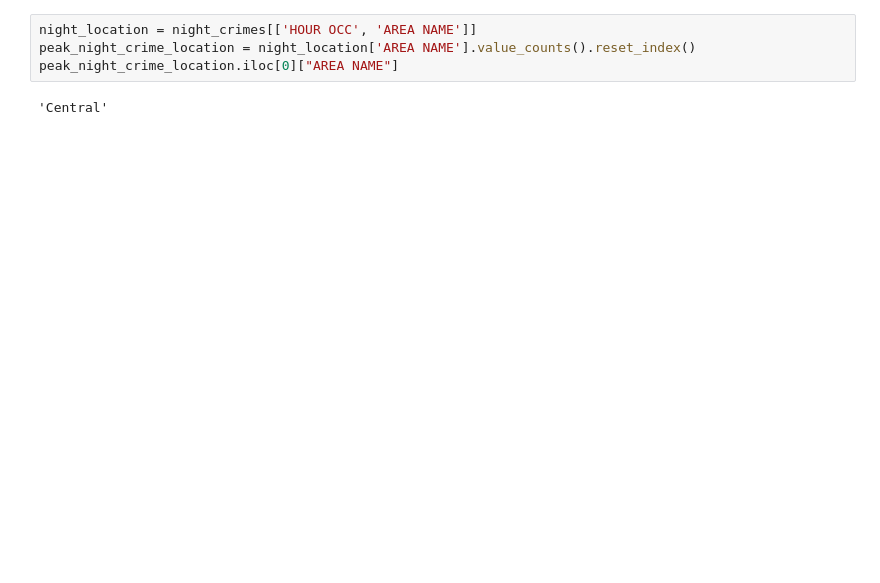
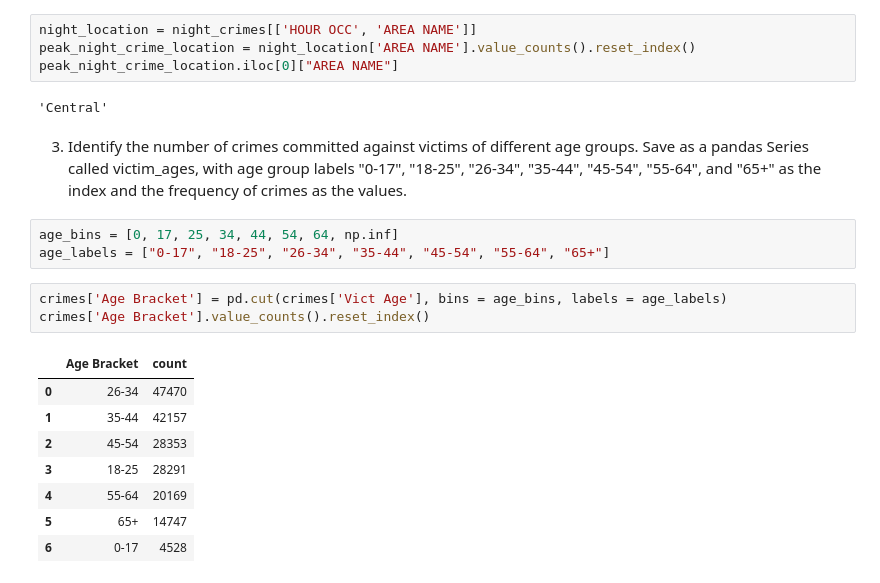
Before and after one commit to Emigbanam/PythonData-Science-Practice-Repository, a Jupyter notebook: crimes.ipynb, the cells around one changed output. Cells and saved outputs as stored; diff of their text form; blank space fills up the shorter version.

```diff
--- a/crimes.ipynb
+++ b/crimes.ipynb
@@ -69,3 +69,20 @@ peak_night_crime_location = night_location['AREA NAME'].value_counts().reset_ind
 peak_night_crime_location.iloc[0]["AREA NAME"]
 # %% [output]
 'Central'
+# %% [markdown]
+3. Identify the number of crimes committed against victims of different age groups. Save as a pandas Series called victim_ages, with age group labels "0-17", "18-25", "26-34", "35-44", "45-54", "55-64", and "65+" as the index and the frequency of crimes as the values.
+# %%
+age_bins = [0, 17, 25, 34, 44, 54, 64, np.inf]
+age_labels = ["0-17", "18-25", "26-34", "35-44", "45-54", "55-64", "65+"]
+# %%
+crimes['Age Bracket'] = pd.cut(crimes['Vict Age'], bins = age_bins, labels = age_labels)
+crimes['Age Bracket'].value_counts().reset_index()
+# %% [output]
+|  | Age Bracket | count |
+| 0 | 26-34 | 47470 |
+| 1 | 35-44 | 42157 |
+| 2 | 45-54 | 28353 |
+| 3 | 18-25 | 28291 |
+| 4 | 55-64 | 20169 |
+| 5 | 65+ | 14747 |
+| 6 | 0-17 | 4528 |
```
